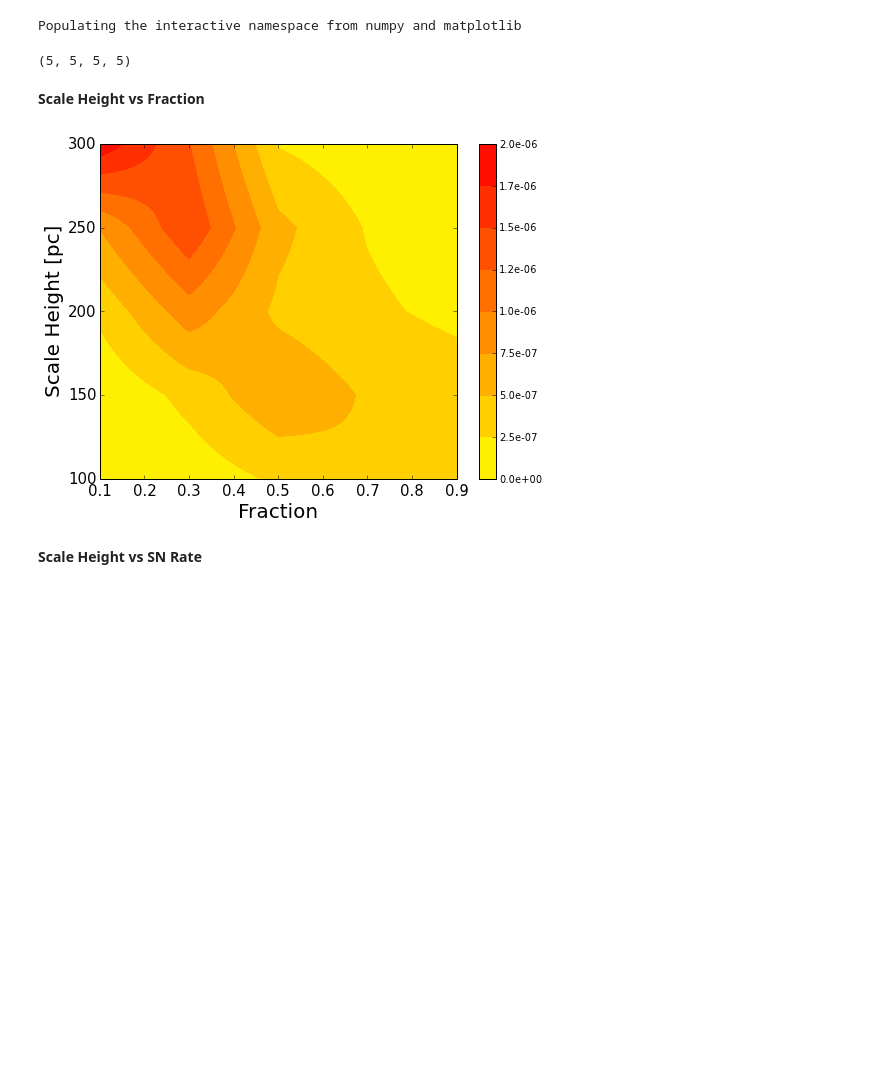
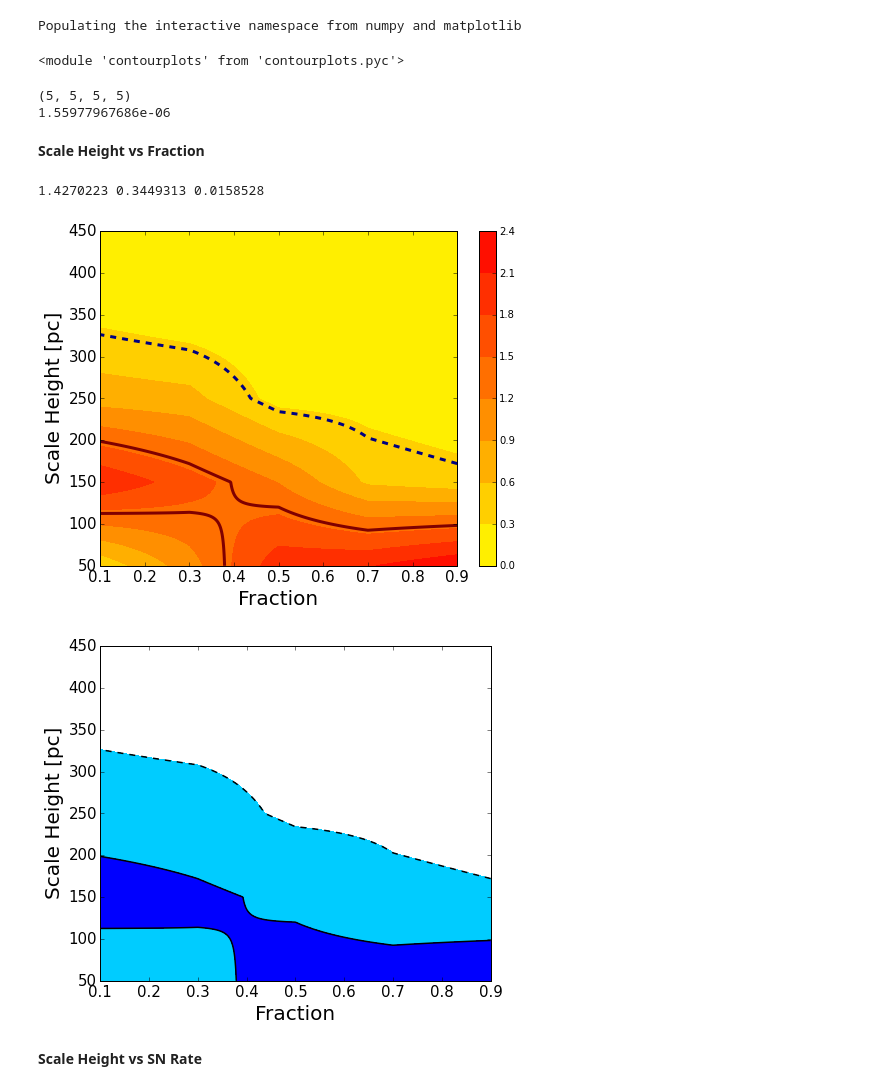
Before and after one commit to sks67/RadioSNRs, a Jupyter notebook: RADSNRS/DataAnalysis/ParamPlots.ipynb, the cells around one changed output. Drawn from its saved outputs; the diff is of its cells as text; code cells hidden in the pictures; blank space fills up the shorter version.

```diff
--- a/RADSNRS/DataAnalysis/ParamPlots.ipynb
+++ b/RADSNRS/DataAnalysis/ParamPlots.ipynb
@@ -2,17 +2,29 @@
 %pylab inline
 import os
 userdoc = os.path.join(os.getcwd(),'Plots')
+import contourplots as cplt
+reload(cplt)
 # %% [output]
 Populating the interactive namespace from numpy and matplotlib
+<module 'contourplots' from 'contourplots.pyc'>
 # %%
-likhoods = np.loadtxt('checksnaps_easier_likelihood.txt').reshape((5,5,5,5))
+likhoods = np.loadtxt('checksnaps_easier_likhood_diam.txt').reshape((5,5,5,5))
+#targetfile = 'TrianglePlot_diams2.png'
 print likhoods.shape
-a = np.array([0.5,0.75,1.0,1.25,1.5])
-z0 = np.array([100,150,200,250,300])*1.0
-fr = np.array([0.1,0.3,0.5,0.7,0.9])
-rsn = np.array([0.8,0.9,1.0,2.0,3.0])*1.0e-3*15.0
+a = np.array([0.1,0.5,1.0,1.5,2.0])
+z0 = np.array([50,250,450,650,850])*1.0
+fr = np.array([0.1,0.5,1.0,1.5,2.0])
+rsn = np.array([1.0,1.5,2.0,2.5,3.0])*1.0e-3*15.0
+delta_r = (rsn[1]-rsn[0])/(rsn[-1]-rsn[0])
+delta_a = (a[1]-a[0])/(a[-1]-a[0])
+delta_f = (fr[1]-fr[0])/(fr[-1]-fr[0])
+delta_z = (z0[1]-z0[0])/(z0[-1]-z0[0])
+norm = np.sum(likhoods)*delta_r*delta_a*delta_f*delta_z
+print norm
+shades = ('w',(0.0,0.8,1.0),'b')
 # %% [output]
 (5, 5, 5, 5)
+1.55977967686e-06
 # %%
 def confintervals(arr):
     logarr = np.log(arr)
@@ -29,7 +41,7 @@ def fracscale():
         for j in range(fr.size):
             arr[i,j]=delta_r*delta_a*np.sum(likhoods[:,i,j,:])
 
-    return arr
+    return arr/norm
 
 def scalerate():
     delta_f = (fr[1]-fr[0])/(fr[-1]-fr[0])
@@ -39,7 +51,7 @@ def scalerate():
         for j in range(rsn.size):
             arr[i,j]= delta_f*delta_a*np.sum(likhoods[:,i,:,j])
 
-    return arr
+    return arr/norm
 
 def scalealpha():
     delta_f = (fr[1]-fr[0])/(fr[-1]-fr[0])
@@ -49,7 +61,7 @@ def scalealpha():
         for j in range(z0.size):
             arr[i,j]= delta_f*delta_r*np.sum(likhoods[i,j,:,:])
 
-    return arr
+    return arr/norm
 
 def alphafrac():
     delta_z = (z0[1]-z0[0])/(z0[-1]-z0[0])
@@ -59,7 +71,7 @@ def alphafrac():
         for j in range(fr.size):
             arr[i,j]= delta_r*delta_z*np.sum(likhoods[i,:,j,:])
 
-    return arr
+    return arr/norm
 
 def fracrate():
     delta_a = (a[1]-a[0])/(a[-1]-a[0])
@@ -69,7 +81,7 @@ def fracrate():
         for j in range(rsn.size):
             arr[i,j]= delta_a*delta_z*np.sum(likhoods[:,:,i,j])
 
-    return arr
+    return arr/norm
 
 def ratealpha():
     delta_z = (z0[1]-z0[0])/(z0[-1]-z0[0])
@@ -79,27 +91,44 @@ def ratealpha():
         for j in range(rsn.size):
             arr[i,j]= delta_z*delta_f*np.sum(likhoods[i,:,:,j])
 
-    return arr
+    return arr/norm
 # %% [markdown]
 __Scale Height vs Fraction__
 # %%
-import contourplots as cplt
-reload(cplt)
 lik = fracscale()
-
 fnew,tnew,lnew = cplt.interpvals(fr,z0,lik)
-lnew_68,lnew_95,lnew_99 = confintervals(lnew)
+lnew_68,lnew_95,lnew_99 = np.round(confintervals(lnew),decimals=7)
+print np.round(lnew_68,decimals=7),np.round(lnew_95,decimals=7),lnew_99
 plt.figure(figsize=(8,6))
+#plt.contour(fnew,tnew,lnew,[lnew_68,lnew_95],cmap='autumn')
 plt.contourf(fnew,tnew,lnew,cmap='autumn_r')
+plt.colorbar()
+cs = plt.contour(fnew,tnew,lnew,[lnew_68,lnew_95],linestyles=['solid','dashed'],linewidths=[3,3])
+#plt.clabel(cs,fmt='%.e')
 plt.xlabel('Fraction',fontsize=20)
 plt.ylabel('Scale Height [pc]',fontsize=20)
 ax = plt.gca()
 ax.tick_params(labelsize=15)
-plt.colorbar(format='%.1e')
+#plt.xlim(0,2)
 #plt.savefig(os.path.join(userdoc,'ScaleFraction.png'))
+
+plt.figure(figsize=(7,6))
+#plt.contour(fnew,tnew,lnew,[lnew_68,lnew_95],cmap='autumn')
+cs = plt.contourf(fnew,tnew,lnew,[0.,lnew_95,lnew_68,5.],colors=shades)
+cs = plt.contour(fnew,tnew,lnew,[lnew_68,lnew_95],colors=('k',),linewidths=('1.5',),linestyles=('solid','dashed'))
+#plt.colorbar(format='%.1e')
+
+#plt.clabel(cs,fmt='%.e')
+plt.xlabel('Fraction',fontsize=20)
+plt.ylabel('Scale Height [pc]',fontsize=20)
+ax = plt.gca()
+ax.tick_params(labelsize=15)
+
 plt.show()
 # %% [output]
+1.4270223 0.3449313 0.0158528
-[figure, old version]
+[figure, new version]
+[figure, added]
 # %% [markdown]
 __Scale Height vs SN Rate__
 # %%
```
Also changed, not shown: parts of 6 cells of this notebook, 44 other files.
